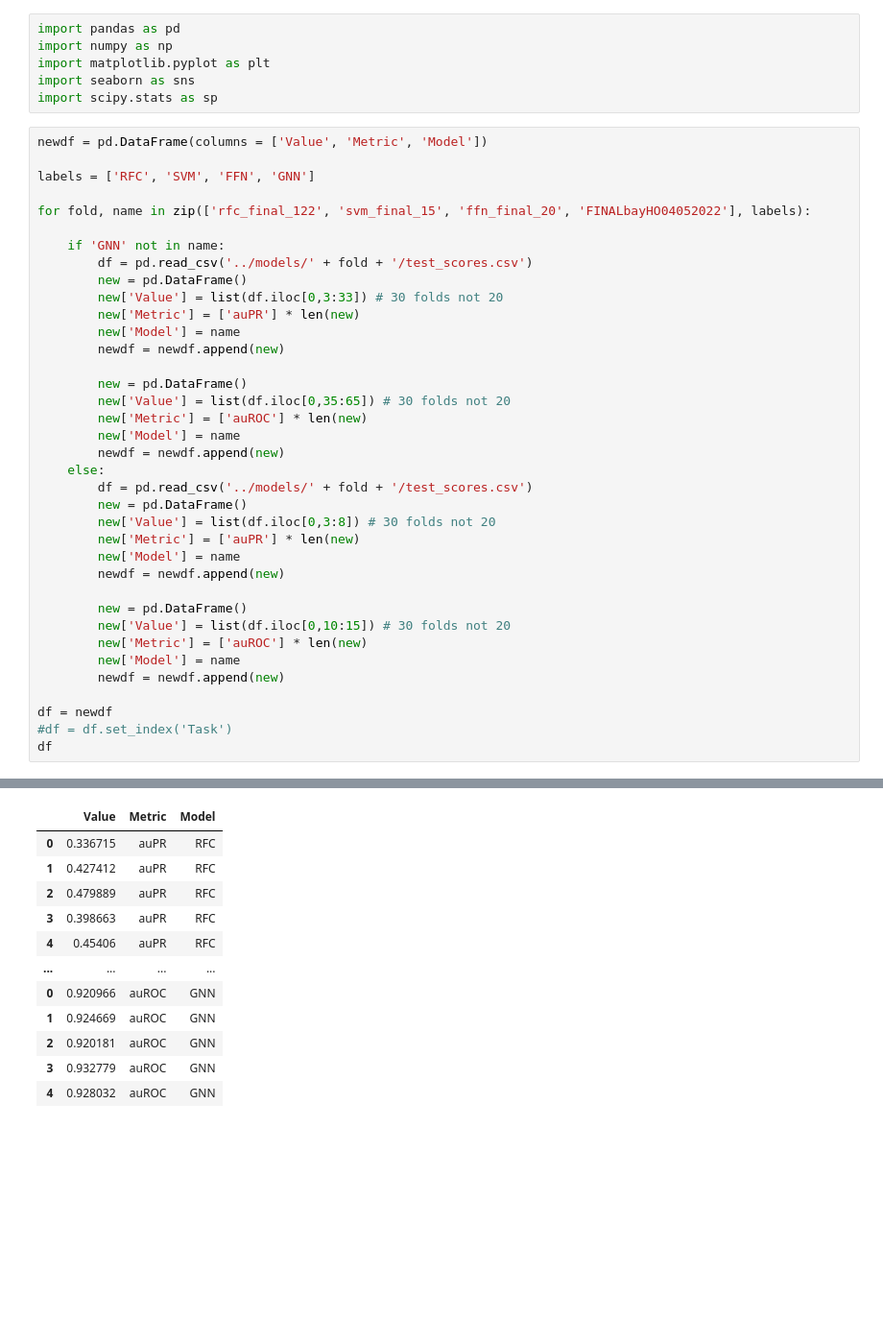
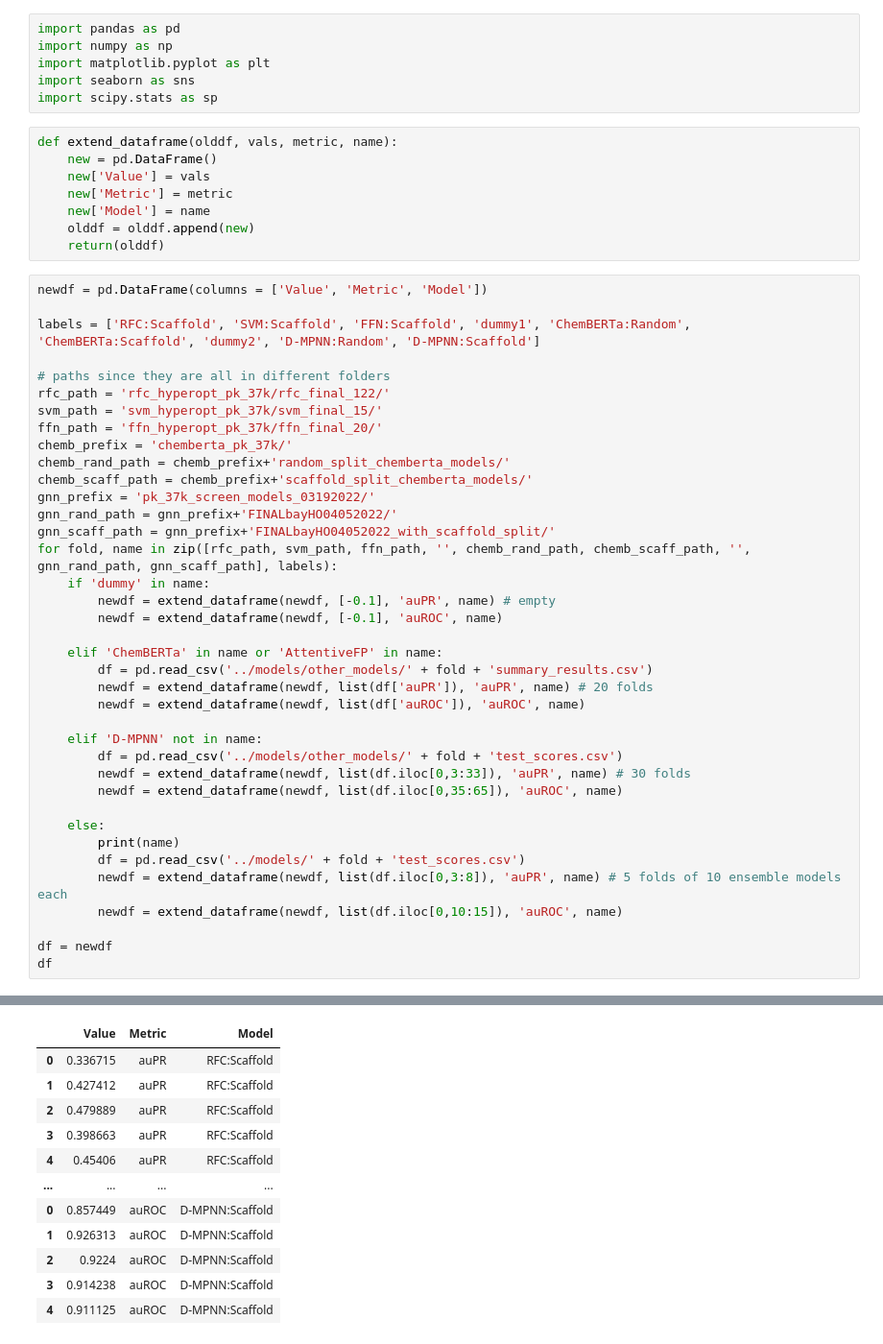
Before and after one commit to jackievaleri/ngonorrhoeae_abx_ml_discovery, a Jupyter notebook: src/05_compare_models_plot.ipynb, the cells around one changed output, grey strips where cells are left out. Shown at 96% size. Saved outputs shown, nothing was run; the diff lists cells and outputs as text; blank space fills up the shorter version.

```diff
--- a/src/05_compare_models_plot.ipynb
+++ b/src/05_compare_models_plot.ipynb
@@ -4,41 +4,50 @@ import numpy as np
 import matplotlib.pyplot as plt
 import seaborn as sns
 import scipy.stats as sp
+# %%
+def extend_dataframe(olddf, vals, metric, name):
+    new = pd.DataFrame()
+    new['Value'] = vals
+    new['Metric'] = metric
+    new['Model'] = name
+    olddf = olddf.append(new)
+    return(olddf)
 # %%
 newdf = pd.DataFrame(columns = ['Value', 'Metric', 'Model'])
 
-labels = ['RFC', 'SVM', 'FFN', 'GNN']
+labels = ['RFC:Scaffold', 'SVM:Scaffold', 'FFN:Scaffold', 'dummy1', 'ChemBERTa:Random', 'ChemBERTa:Scaffold', 'dummy2', 'D-MPNN:Random', 'D-MPNN:Scaffold']
 
-for fold, name in zip(['rfc_final_122', 'svm_final_15', 'ffn_final_20', 'FINALbayHO04052022'], labels):
+# paths since they are all in different folders
+rfc_path = 'rfc_hyperopt_pk_37k/rfc_final_122/'
+svm_path = 'svm_hyperopt_pk_37k/svm_final_15/'
+ffn_path = 'ffn_hyperopt_pk_37k/ffn_final_20/'
+chemb_prefix = 'chemberta_pk_37k/'
+chemb_rand_path = chemb_prefix+'random_split_chemberta_models/'
+chemb_scaff_path = chemb_prefix+'scaffold_split_chemberta_models/'
+gnn_prefix = 'pk_37k_screen_models_03192022/'
+gnn_rand_path = gnn_prefix+'FINALbayHO04052022/'
+gnn_scaff_path = gnn_prefix+'FINALbayHO04052022_with_scaffold_split/'
+for fold, name in zip([rfc_path, svm_path, ffn_path, '', chemb_rand_path, chemb_scaff_path, '', gnn_rand_path, gnn_scaff_path], labels):
+    if 'dummy' in name:
+        newdf = extend_dataframe(newdf, [-0.1], 'auPR', name) # empty
+        newdf = extend_dataframe(newdf, [-0.1], 'auROC', name)
 
-    if 'GNN' not in name:
-        df = pd.read_csv('../models/' + fold + '/test_scores.csv')
-        new = pd.DataFrame()
-        new['Value'] = list(df.iloc[0,3:33]) # 30 folds not 20
-        new['Metric'] = ['auPR'] * len(new)
-        new['Model'] = name
-        newdf = newdf.append(new)
+    elif 'ChemBERTa' in name or 'AttentiveFP' in name:
+        df = pd.read_csv('../models/other_models/' + fold + 'summary_results.csv')
+        newdf = extend_dataframe(newdf, list(df['auPR']), 'auPR', name) # 20 folds
+        newdf = extend_dataframe(newdf, list(df['auROC']), 'auROC', name)
 
-        new = pd.DataFrame()
-        new['Value'] = list(df.iloc[0,35:65]) # 30 folds not 20
-        new['Metric'] = ['auROC'] * len(new)
-        new['Model'] = name
-        newdf = newdf.append(new)
+    elif 'D-MPNN' not in name:
+        df = pd.read_csv('../models/other_models/' + fold + 'test_scores.csv')
+        newdf = extend_dataframe(newdf, list(df.iloc[0,3:33]), 'auPR', name) # 30 folds
+        newdf = extend_dataframe(newdf, list(df.iloc[0,35:65]), 'auROC', name)
+
     else:
-        df = pd.read_csv('../models/' + fold + '/test_scores.csv')
-        new = pd.DataFrame()
-        new['Value'] = list(df.iloc[0,3:8]) # 30 folds not 20
-        new['Metric'] = ['auPR'] * len(new)
-        new['Model'] = name
-        newdf = newdf.append(new)
-
-        new = pd.DataFrame()
-        new['Value'] = list(df.iloc[0,10:15]) # 30 folds not 20
-        new['Metric'] = ['auROC'] * len(new)
-        new['Model'] = name
-        newdf = newdf.append(new)
+        print(name)
+        df = pd.read_csv('../models/' + fold + 'test_scores.csv')
+        newdf = extend_dataframe(newdf, list(df.iloc[0,3:8]), 'auPR', name) # 5 folds of 10 ensemble models each
+        newdf = extend_dataframe(newdf, list(df.iloc[0,10:15]), 'auROC', name)
 
 df = newdf
-#df = df.set_index('Task')
 df
 # %% [output]
@@ -45,12 +56,12 @@ df
 |  | Value | Metric | Model |
-| 0 | 0.336715 | auPR | RFC |
-| 1 | 0.427412 | auPR | RFC |
-| 2 | 0.479889 | auPR | RFC |
-| 3 | 0.398663 | auPR | RFC |
-| 4 | 0.45406 | auPR | RFC |
+| 0 | 0.336715 | auPR | RFC:Scaffold |
+| 1 | 0.427412 | auPR | RFC:Scaffold |
+| 2 | 0.479889 | auPR | RFC:Scaffold |
+| 3 | 0.398663 | auPR | RFC:Scaffold |
+| 4 | 0.45406 | auPR | RFC:Scaffold |
 | ... | ... | ... | ... |
-| 0 | 0.920966 | auROC | GNN |
-| 1 | 0.924669 | auROC | GNN |
-| 2 | 0.920181 | auROC | GNN |
-| 3 | 0.932779 | auROC | GNN |
-| 4 | 0.928032 | auROC | GNN |
+| 0 | 0.857449 | auROC | D-MPNN:Scaffold |
+| 1 | 0.926313 | auROC | D-MPNN:Scaffold |
+| 2 | 0.9224 | auROC | D-MPNN:Scaffold |
+| 3 | 0.914238 | auROC | D-MPNN:Scaffold |
+| 4 | 0.911125 | auROC | D-MPNN:Scaffold |
```
Also changed, not shown: parts of 7 cells of this notebook, 18 other files.
